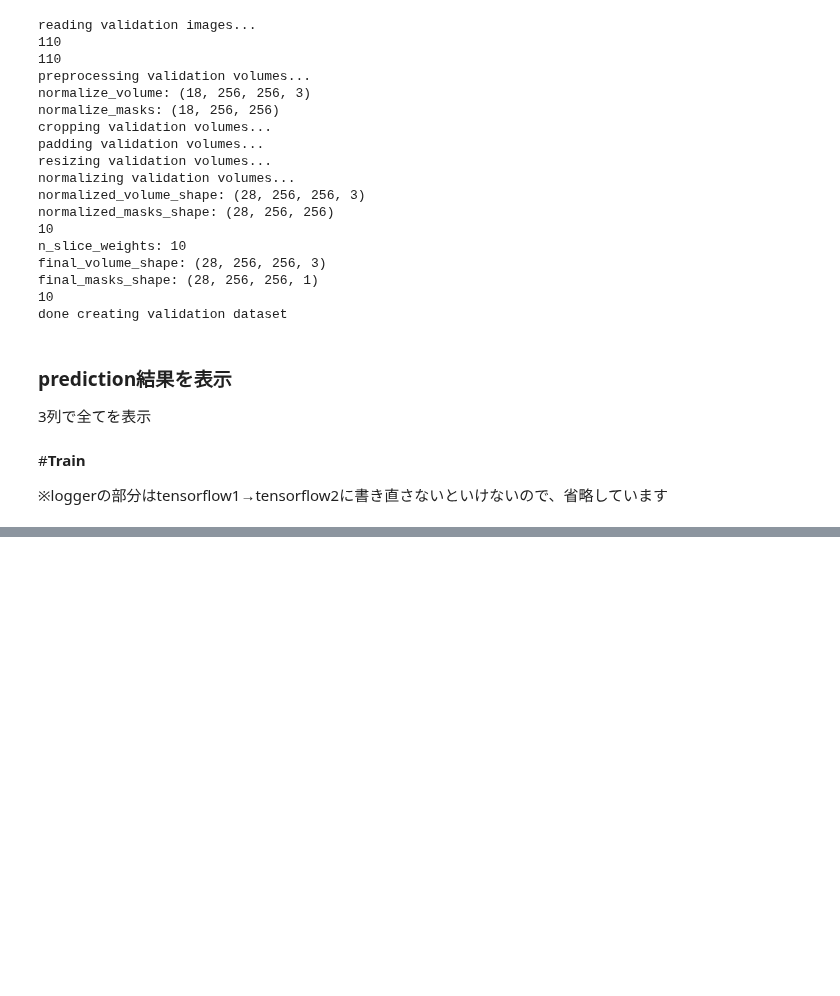
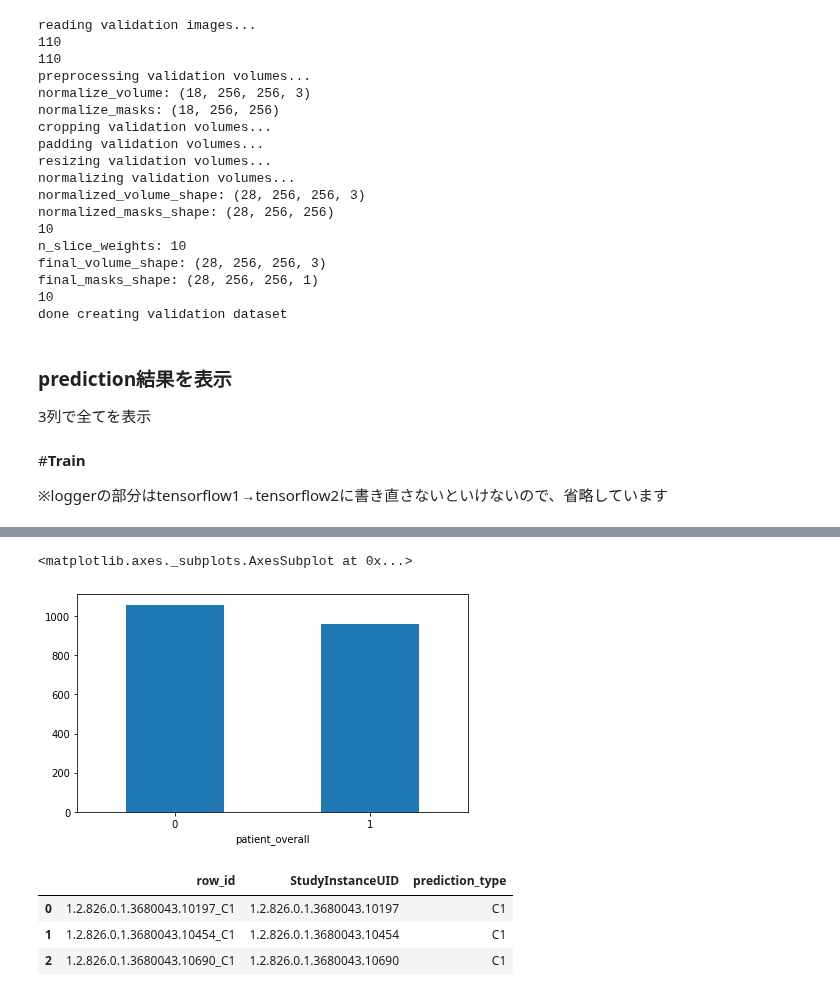
Before and after one commit to ykitaguchi77/Article_implementation, a Jupyter notebook: 3D-UNET_brain_segmentation.ipynb, the cells around one changed output, grey strips where cells are left out. Cells and saved outputs as stored; diff of their text form; code cells hidden in the pictures; blank space fills up the shorter version.

```diff
--- a/3D-UNET_brain_segmentation.ipynb
+++ b/3D-UNET_brain_segmentation.ipynb
@@ -793,0 +811,3 @@ KeyboardInterrupt: ignored
+# %%
+root_dir = '/content/drive/MyDrive/Kaggle/rsna-2022-cervical-spine-fracture-detection'
+train = pd.read_csv(root_dir+"/train.csv")
@@ -793,0 +847,5 @@ KeyboardInterrupt: ignored
+# %%
+train['predicted'] = train['C1'].map(str) + ',' +  train['C2'].map(str) + ','+ train['C3'].map(str) + ','+ train['C4'].map(str) + \
+','+ train['C5'].map(str) + ','+ train['C6'].map(str) + ','+ train['C7'].map(str)
+
+train.head()
@@ -793,0 +859,15 @@ KeyboardInterrupt: ignored
+# %%
+patient_overall_count = train.groupby('patient_overall')['StudyInstanceUID'].nunique()
+plt.figure(figsize = (7,4))
+patient_overall_count.plot(kind= 'bar', rot=0)
+# %% [output]
+<matplotlib.axes._subplots.AxesSubplot at 0x...>
+[figure, added]
+# %%
+test = pd.read_csv(root_dir + '/test.csv')
+test
+# %% [output]
+|  | row_id | StudyInstanceUID | prediction_type |
+| 0 | 1.2.826.0.1.3680043.10197_C1 | 1.2.826.0.1.3680043.10197 | C1 |
+| 1 | 1.2.826.0.1.3680043.10454_C1 | 1.2.826.0.1.3680043.10454 | C1 |
+| 2 | 1.2.826.0.1.3680043.10690_C1 | 1.2.826.0.1.3680043.10690 | C1 |
```
Also changed, not shown: parts of 16 cells of this notebook.
